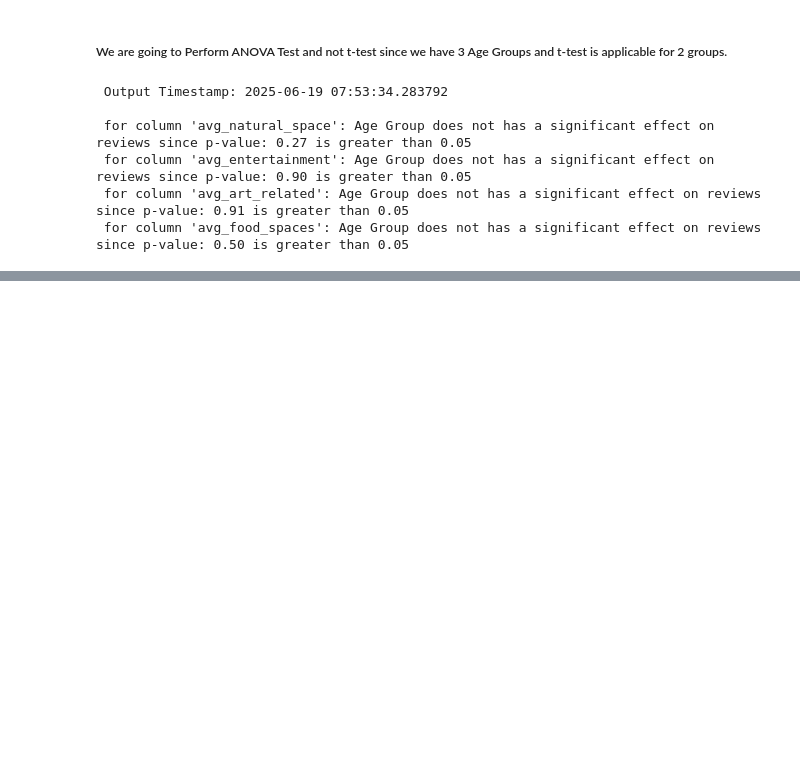
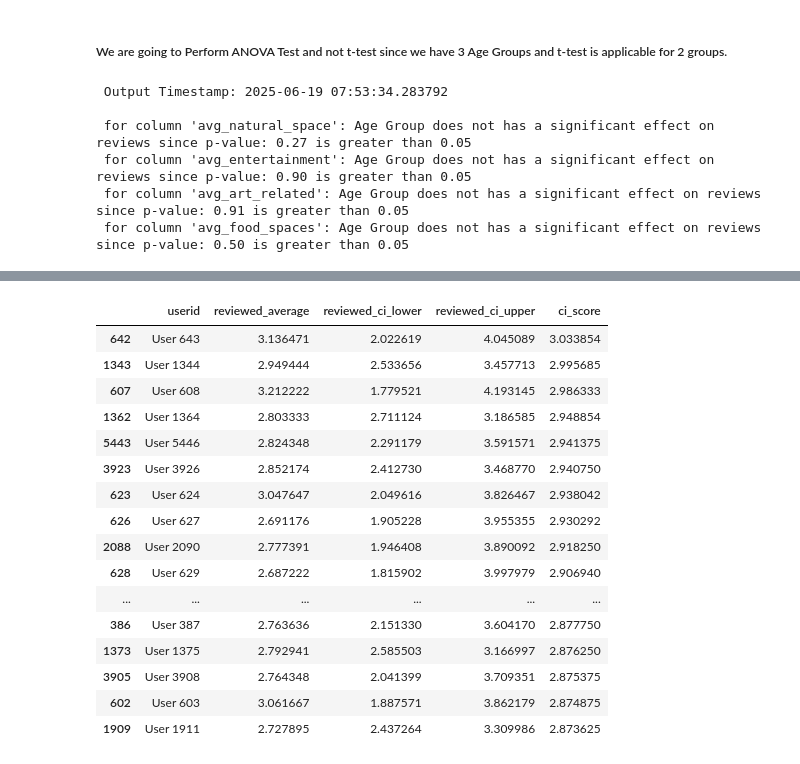
Before and after one commit to BPALAN-USD/AAI_500_GROUP_12, a Jupyter notebook: TravelReviews.ipynb, the cells around one changed output, grey strips where cells are left out. Cells and saved outputs as stored; diff of their text form; code cells hidden in the pictures; blank space fills up the shorter version.

Commit message:
Added Confidence Interval and also determined top users that needs to be targeted if we need to get more Positive Reviews

```diff
--- a/TravelReviews.ipynb
+++ b/TravelReviews.ipynb
@@ -643,0 +646,25 @@ for col, result in anova_results.items():
+# %%
+print(f""" Output Timestamp: {datetime.now()} \n""")
+
+# 95% confidence
+z = norm.ppf(0.975)
+
+def compute_ci(row):
+    values = row[review_cols].dropna()
+    values = values[values > 0]  # exclude zero if needed
+    n = len(values)
+    if n <= 1:
+        return pd.Series([np.nan, np.nan])
+
+    mean = values.mean()
+    std = values.std()
+    se = std / np.sqrt(n)
+
+    lower = mean - z * se
+    upper = mean + z * se
+    return pd.Series([lower, upper])
+
+df_user_travel_reviews[['reviewed_ci_lower', 'reviewed_ci_upper']] = df_user_travel_reviews.apply(compute_ci, axis=1)
+
+display(df_user_travel_reviews[['userid', 'reviewed_average', 'reviewed_ci_lower', 'reviewed_ci_upper']].head())
+# Save the final DataFrame to a CSV file
@@ -643,0 +718,27 @@ for col, result in anova_results.items():
+# %%
+# Create a midpoint score for the confidence interval
+df_user_travel_reviews['ci_score'] = (df_user_travel_reviews['reviewed_ci_lower'] + df_user_travel_reviews['reviewed_ci_upper']) / 2
+
+# Sort by this score in descending order
+top_20_balanced = df_user_travel_reviews.sort_values(by='ci_score', ascending=False).head(20)
+
+# Display relevant columns
+display(top_20_balanced[['userid', 'reviewed_average', 'reviewed_ci_lower', 'reviewed_ci_upper', 'ci_score']])
+# %% [output]
+|  | userid | reviewed_average | reviewed_ci_lower | reviewed_ci_upper | ci_score |
+| 642 | User 643 | 3.136471 | 2.022619 | 4.045089 | 3.033854 |
+| 1343 | User 1344 | 2.949444 | 2.533656 | 3.457713 | 2.995685 |
+| 607 | User 608 | 3.212222 | 1.779521 | 4.193145 | 2.986333 |
+| 1362 | User 1364 | 2.803333 | 2.711124 | 3.186585 | 2.948854 |
+| 5443 | User 5446 | 2.824348 | 2.291179 | 3.591571 | 2.941375 |
+| 3923 | User 3926 | 2.852174 | 2.412730 | 3.468770 | 2.940750 |
+| 623 | User 624 | 3.047647 | 2.049616 | 3.826467 | 2.938042 |
+| 626 | User 627 | 2.691176 | 1.905228 | 3.955355 | 2.930292 |
+| 2088 | User 2090 | 2.777391 | 1.946408 | 3.890092 | 2.918250 |
+| 628 | User 629 | 2.687222 | 1.815902 | 3.997979 | 2.906940 |
+| ... | ... | ... | ... | ... | ... |
+| 386 | User 387 | 2.763636 | 2.151330 | 3.604170 | 2.877750 |
+| 1373 | User 1375 | 2.792941 | 2.585503 | 3.166997 | 2.876250 |
+| 3905 | User 3908 | 2.764348 | 2.041399 | 3.709351 | 2.875375 |
+| 602 | User 603 | 3.061667 | 1.887571 | 3.862179 | 2.874875 |
+| 1909 | User 1911 | 2.727895 | 2.437264 | 3.309986 | 2.873625 |
```
Also changed, not shown: parts of 7 cells of this notebook.
